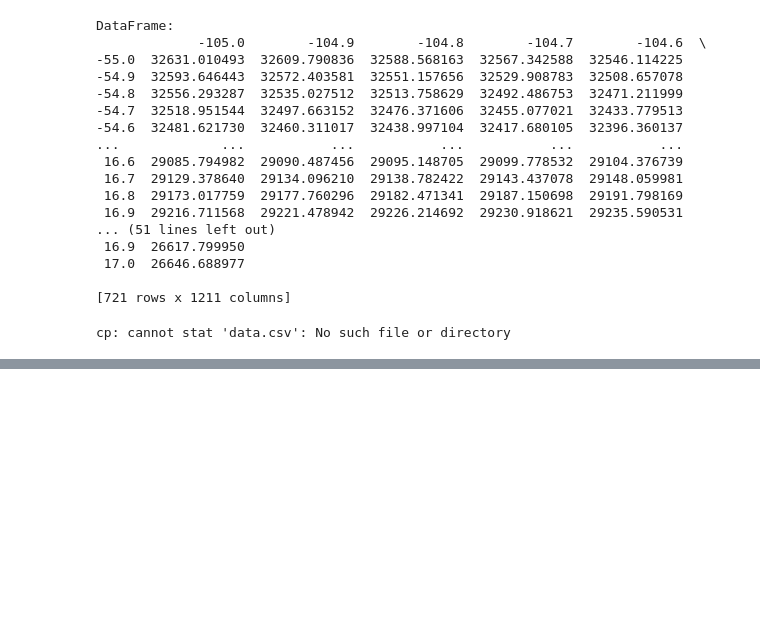
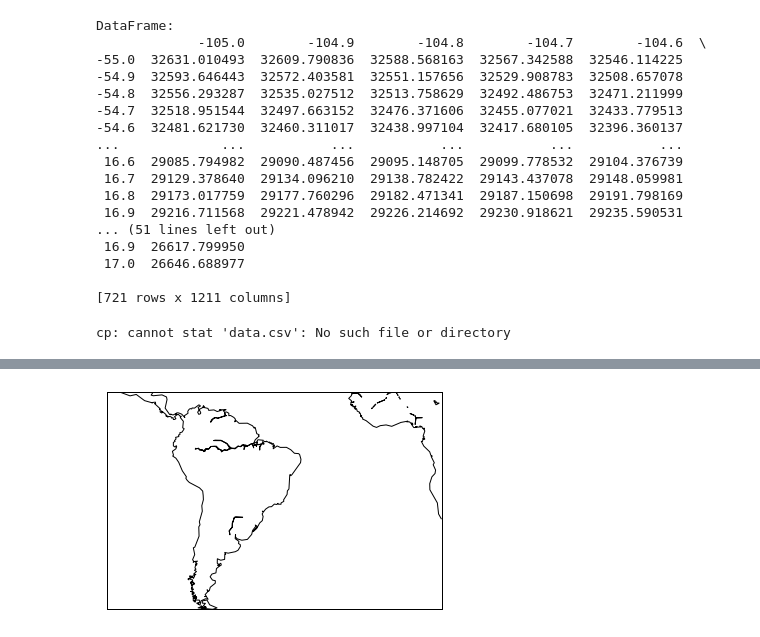
Before and after one commit to SalvadorRdR/IAC_2022, a Jupyter notebook: Modelo_IGRF_13_IAC2022_SR.ipynb, the cells around one changed output, grey strips where cells are left out. Drawn from its saved outputs; the diff is of its cells as text; code cells hidden in the pictures; blank space fills up the shorter version.

```diff
--- a/Modelo_IGRF_13_IAC2022_SR.ipynb
+++ b/Modelo_IGRF_13_IAC2022_SR.ipynb
@@ -109,0 +138,21 @@ df.to_excel(file_name)
+# %%
+from mpl_toolkits.basemap import Basemap
+import numpy as np
+import matplotlib.pyplot as plt
+# llcrnrlat,llcrnrlon,urcrnrlat,urcrnrlon
+# are the lat/lon values of the lower left and upper right corners
+# of the map.
+# resolution = 'c' means use crude resolution coastlines.
+m = Basemap(projection='mill',llcrnrlat=-55,urcrnrlat=17,\
+            llcrnrlon=-105,urcrnrlon=16,resolution='c')
+m.drawcoastlines()
+m.fillcontinents(color='white',lake_color='white')
+# draw parallels and meridians.
+#m.drawparallels(np.arange(-90.,91.,30.))
+#m.drawmeridians(np.arange(-180.,181.,60.))
+m.drawmapboundary(fill_color='white')
+#plt.title("Miller Cylindrical Projection")
+
+plt.show()
+# %% [output]
+[figure, added]
```
Also changed, not shown: parts of 7 cells of this notebook.
